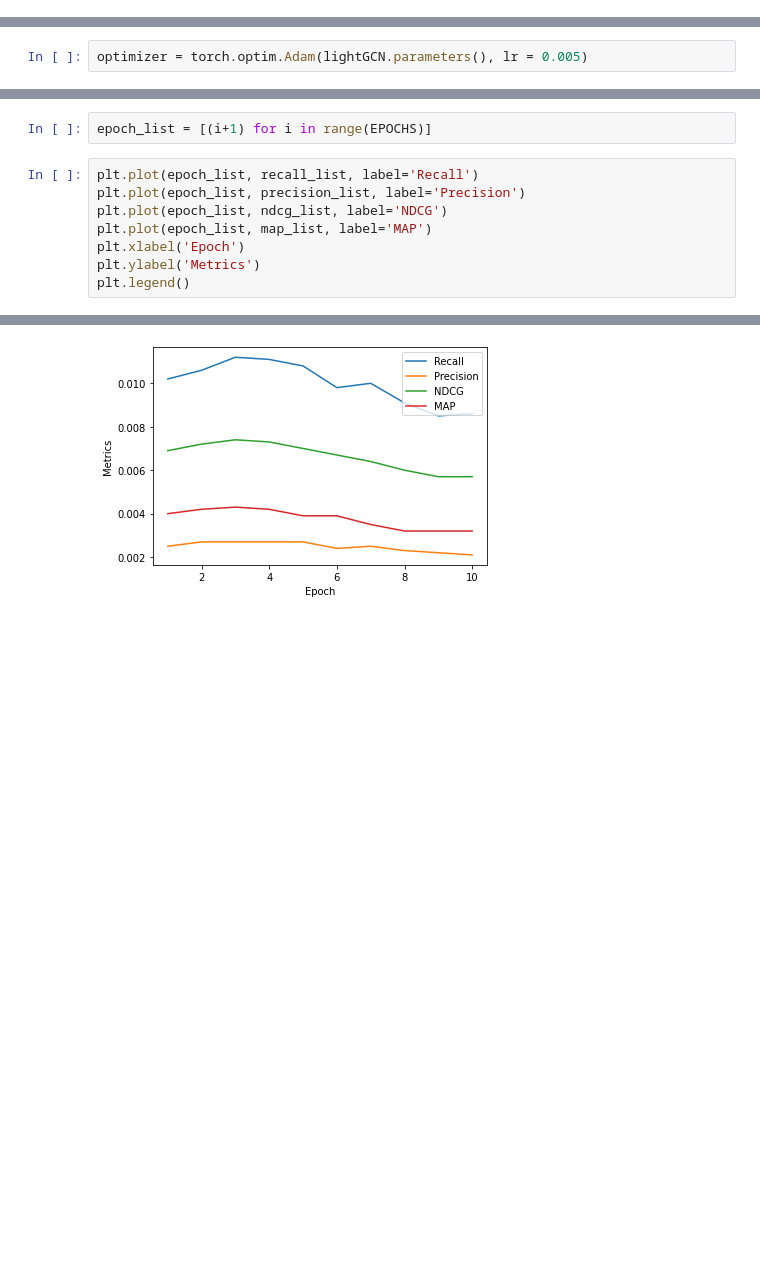
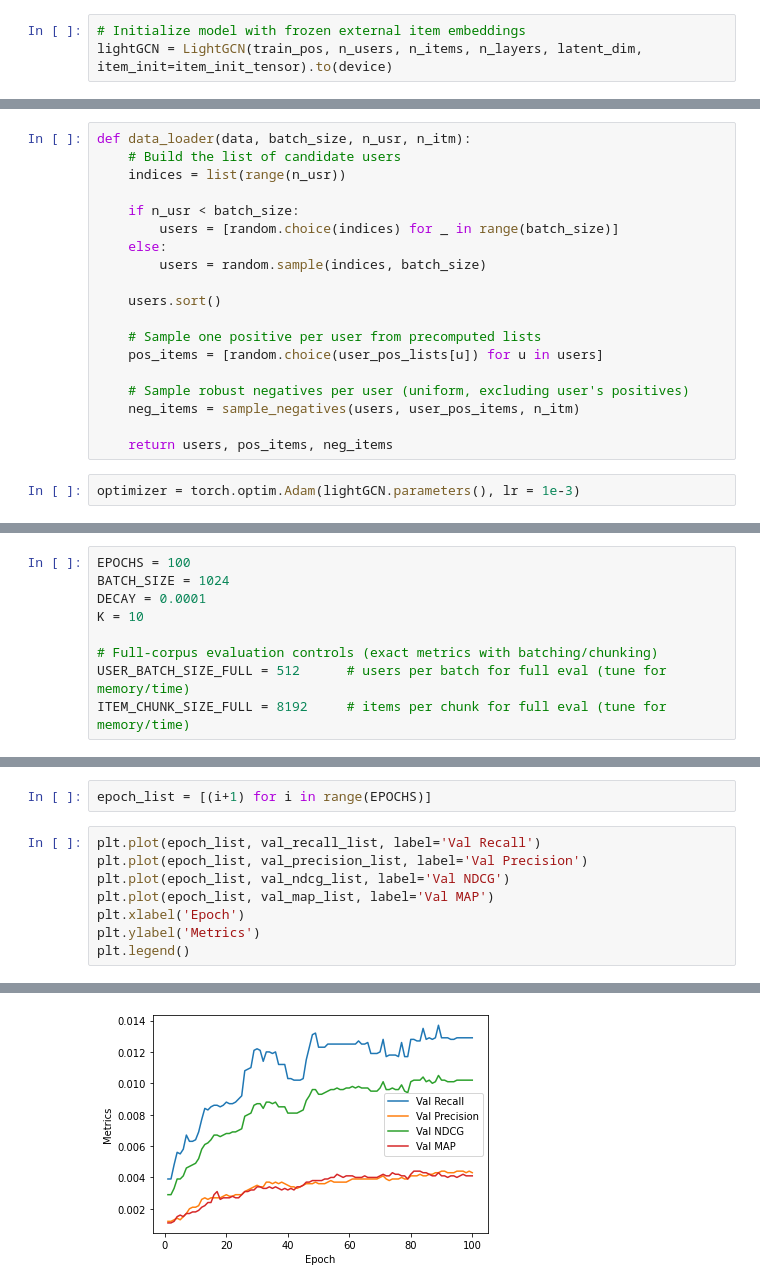
Before and after one commit to bulatsharif/GraphNN-Yambda-RecommendationSystem, a Jupyter notebook: Baseline_Models_Benchmark/yambda-lightgcn-benchmark.ipynb, the cells around one changed output, grey strips where cells are left out. Drawn from its saved outputs; the diff is of its cells as text; blank space fills up the shorter version.

Commit message:
fix: Fix LightGCN training pipeline

```diff
--- a/Baseline_Models_Benchmark/yambda-lightgcn-benchmark.ipynb
+++ b/Baseline_Models_Benchmark/yambda-lightgcn-benchmark.ipynb
@@ -251,3 +435,6 @@ lightGCN = LightGCN(train, n_users, n_items, n_layers, latent_dim)
+# %%
+# Initialize model with frozen external item embeddings
+lightGCN = LightGCN(train_pos, n_users, n_items, n_layers, latent_dim, item_init=item_init_tensor).to(device)
 # %%
 print("Size of Learnable Embedding : ", list(lightGCN.parameters())[0].size())
 # %% [output]
@@ -302,2 +460,21 @@ def data_loader(data, batch_size, n_usr, n_itm):
+# %%
+def data_loader(data, batch_size, n_usr, n_itm):
+    # Build the list of candidate users
+    indices = list(range(n_usr))
+
+    if n_usr < batch_size:
+        users = [random.choice(indices) for _ in range(batch_size)]
+    else:
+        users = random.sample(indices, batch_size)
+
+    users.sort()
+
+    # Sample one positive per user from precomputed lists
+    pos_items = [random.choice(user_pos_lists[u]) for u in users]
+
+    # Sample robust negatives per user (uniform, excluding user's positives)
+    neg_items = sample_negatives(users, user_pos_items, n_itm)
+
+    return users, pos_items, neg_items
 # %%
-optimizer = torch.optim.Adam(lightGCN.parameters(), lr = 0.005)
+optimizer = torch.optim.Adam(lightGCN.parameters(), lr = 1e-3)
@@ -309,3 +481,12 @@ K = 10
+# %%
+EPOCHS = 100
+BATCH_SIZE = 1024
+DECAY = 0.0001
+K = 10
+
+# Full-corpus evaluation controls (exact metrics with batching/chunking)
+USER_BATCH_SIZE_FULL = 512      # users per batch for full eval (tune for memory/time)
+ITEM_CHUNK_SIZE_FULL = 8192     # items per chunk for full eval (tune for memory/time)
 # %% [markdown]
 ### **Training Loop**
 # %%
@@ -387,16 +611,16 @@ for epoch in tqdm(range(EPOCHS)):
 # %%
 epoch_list = [(i+1) for i in range(EPOCHS)]
 # %%
-plt.plot(epoch_list, recall_list, label='Recall')
-plt.plot(epoch_list, precision_list, label='Precision')
-plt.plot(epoch_list, ndcg_list, label='NDCG')
-plt.plot(epoch_list, map_list, label='MAP')
+plt.plot(epoch_list, val_recall_list, label='Val Recall')
+plt.plot(epoch_list, val_precision_list, label='Val Precision')
+plt.plot(epoch_list, val_ndcg_list, label='Val NDCG')
+plt.plot(epoch_list, val_map_list, label='Val MAP')
 plt.xlabel('Epoch')
 plt.ylabel('Metrics')
 plt.legend()
 # %% [output]
 <matplotlib.legend.Legend at 0x...>
-[figure, old version]
+[figure, new version]
 # %%
 plt.plot(epoch_list, loss_list_epoch, label='Total Training Loss')
 plt.plot(epoch_list, MF_loss_list_epoch, label='MF Training Loss')
```
Also changed, not shown: parts of 29 cells of this notebook.
